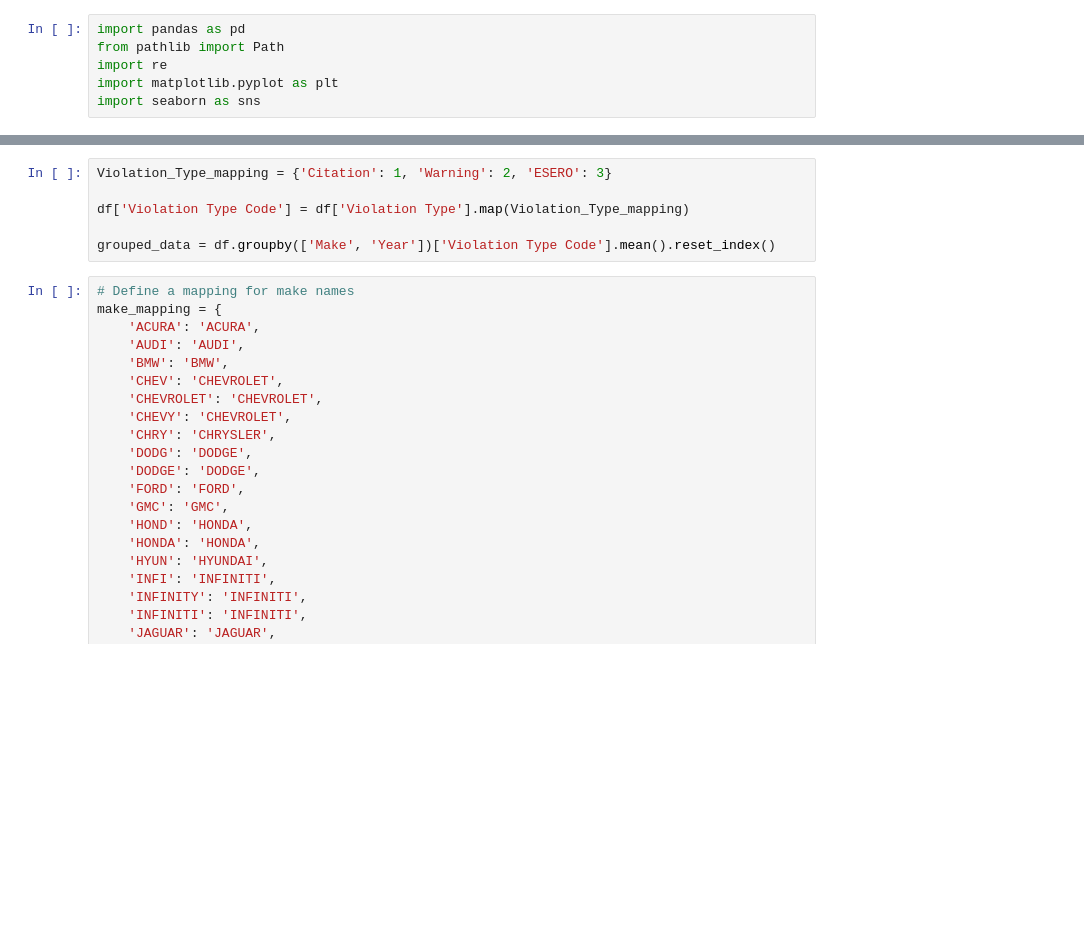
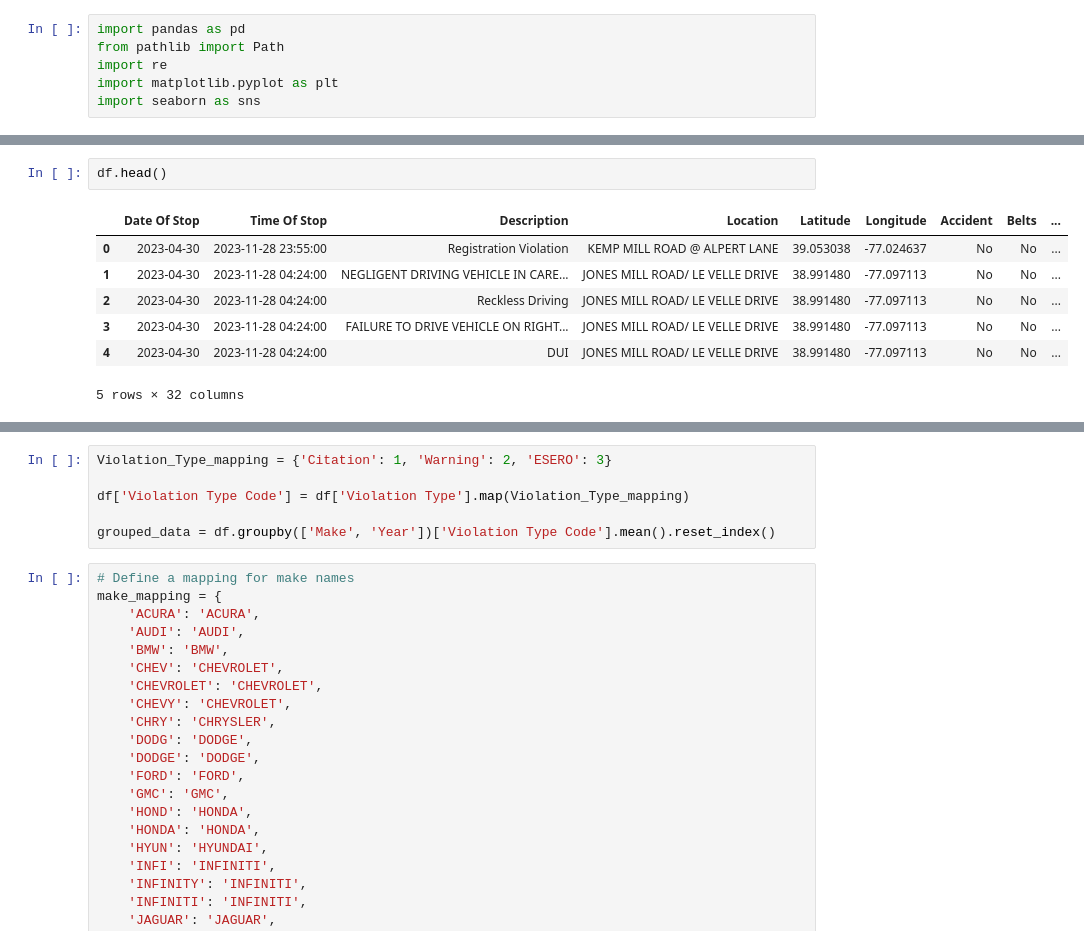
Before and after one commit to hrollin5/Project_4, a Jupyter notebook: tables.ipynb, the cells around one changed output, grey strips where cells are left out. Saved outputs shown, nothing was run; the diff lists cells and outputs as text; blank space fills up the shorter version.

```diff
--- a/tables.ipynb
+++ b/tables.ipynb
@@ -25,4 +21,14 @@ Index(['SeqID', 'Date Of Stop', 'Time Of Stop', 'Agency', 'SubAgency',
       dtype='object')
+# %%
+df.head()
+# %% [output]
+|  | Date Of Stop | Time Of Stop | Description | Location | Latitude | Longitude | Accident | Belts | ... |
+| 0 | 2023-04-30 | 2023-11-28 23:55:00 | Registration Violation | KEMP MILL ROAD @ ALPERT LANE | 39.053038 | -77.024637 | No | No | ... |
+| 1 | 2023-04-30 | 2023-11-28 04:24:00 | NEGLIGENT DRIVING VEHICLE IN CARE... | JONES MILL ROAD/ LE VELLE DRIVE | 38.991480 | -77.097113 | No | No | ... |
+| 2 | 2023-04-30 | 2023-11-28 04:24:00 | Reckless Driving | JONES MILL ROAD/ LE VELLE DRIVE | 38.991480 | -77.097113 | No | No | ... |
+| 3 | 2023-04-30 | 2023-11-28 04:24:00 | FAILURE TO DRIVE VEHICLE ON RIGHT... | JONES MILL ROAD/ LE VELLE DRIVE | 38.991480 | -77.097113 | No | No | ... |
+| 4 | 2023-04-30 | 2023-11-28 04:24:00 | DUI | JONES MILL ROAD/ LE VELLE DRIVE | 38.991480 | -77.097113 | No | No | ... |
+5 rows × 32 columns
 # %%
 # Group by 'Make' and 'Year' and aggregate 'Violation Type'
 grouped_data = df.groupby(['Make', 'Year'])['Violation Type'].unique().reset_index()
```
Also changed, not shown: parts of 8 cells of this notebook, 6 other files.
